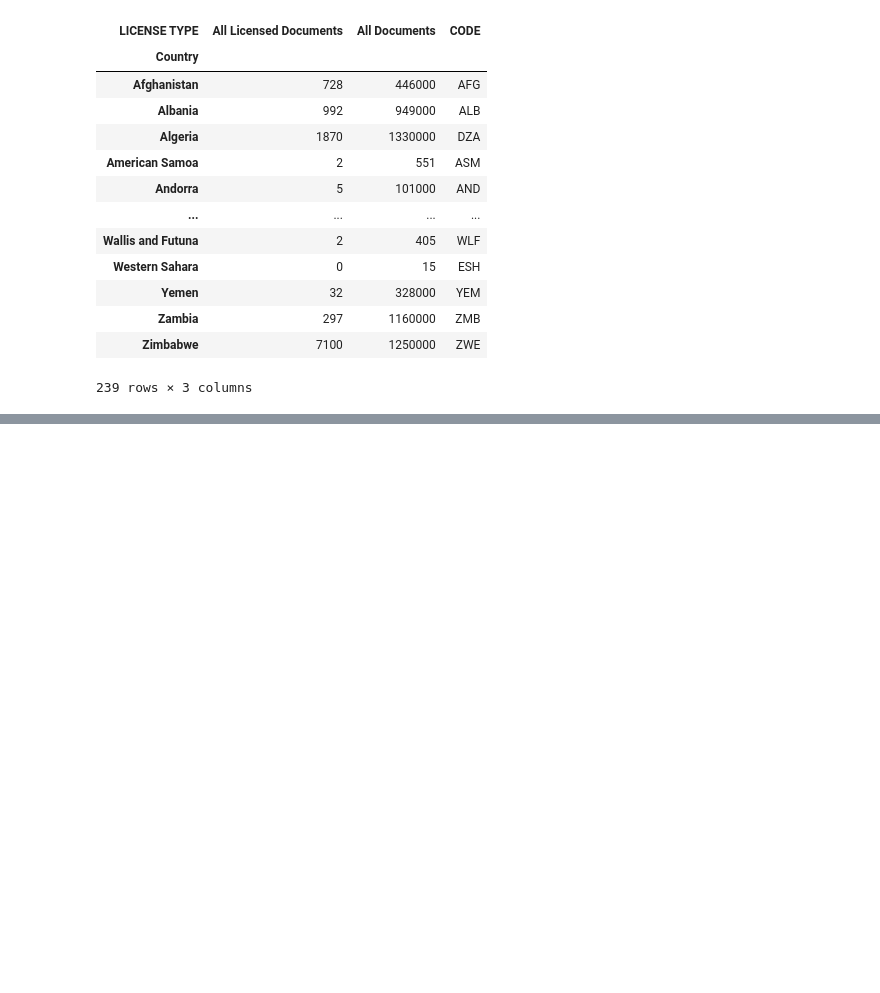
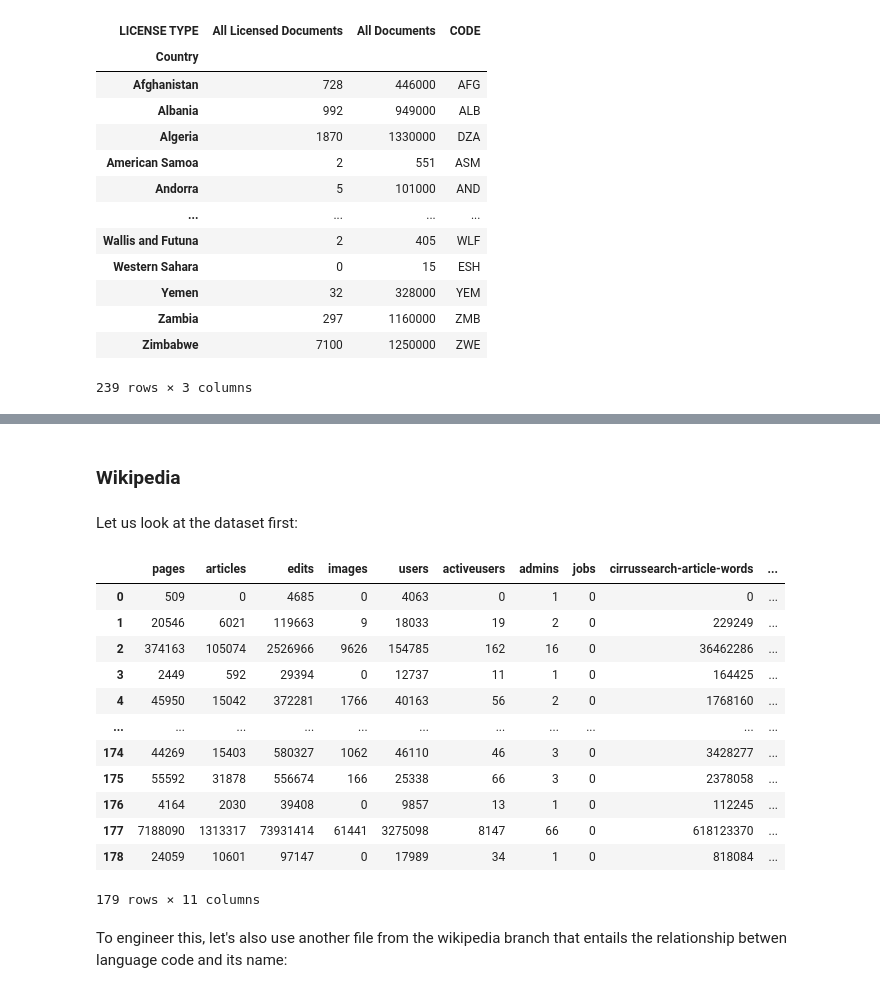
Before and after one commit to creativecommons/quantifying, a Jupyter notebook: visualization/visualization_engineering.ipynb, the cells around one changed output, grey strips where cells are left out. Cells and saved outputs as stored; diff of their text form; code cells hidden in the pictures; blank space fills up the shorter version.

Commit message:
Completed engineering on all datasets

```diff
--- a/visualization/visualization_engineering.ipynb
+++ b/visualization/visualization_engineering.ipynb
@@ -389,0 +591,22 @@ google_country_data
+# %% [markdown]
+### Wikipedia
+# %% [markdown]
+Let us look at the dataset first:
+# %%
+raw_wikipedia_license_data
+# %% [output]
+|  | pages | articles | edits | images | users | activeusers | admins | jobs | cirrussearch-article-words | ... |
+| 0 | 509 | 0 | 4685 | 0 | 4063 | 0 | 1 | 0 | 0 | ... |
+| 1 | 20546 | 6021 | 119663 | 9 | 18033 | 19 | 2 | 0 | 229249 | ... |
+| 2 | 374163 | 105074 | 2526966 | 9626 | 154785 | 162 | 16 | 0 | 36462286 | ... |
+| 3 | 2449 | 592 | 29394 | 0 | 12737 | 11 | 1 | 0 | 164425 | ... |
+| 4 | 45950 | 15042 | 372281 | 1766 | 40163 | 56 | 2 | 0 | 1768160 | ... |
+| ... | ... | ... | ... | ... | ... | ... | ... | ... | ... | ... |
+| 174 | 44269 | 15403 | 580327 | 1062 | 46110 | 46 | 3 | 0 | 3428277 | ... |
+| 175 | 55592 | 31878 | 556674 | 166 | 25338 | 66 | 3 | 0 | 2378058 | ... |
+| 176 | 4164 | 2030 | 39408 | 0 | 9857 | 13 | 1 | 0 | 112245 | ... |
+| 177 | 7188090 | 1313317 | 73931414 | 61441 | 3275098 | 8147 | 66 | 0 | 618123370 | ... |
+| 178 | 24059 | 10601 | 97147 | 0 | 17989 | 34 | 1 | 0 | 818084 | ... |
+179 rows × 11 columns
+# %% [markdown]
+To engineer this, let's also use another file from the wikipedia branch that entails the relationship betwen language code and its name:
```
Also changed, not shown: parts of 36 cells of this notebook, 1 other file.
